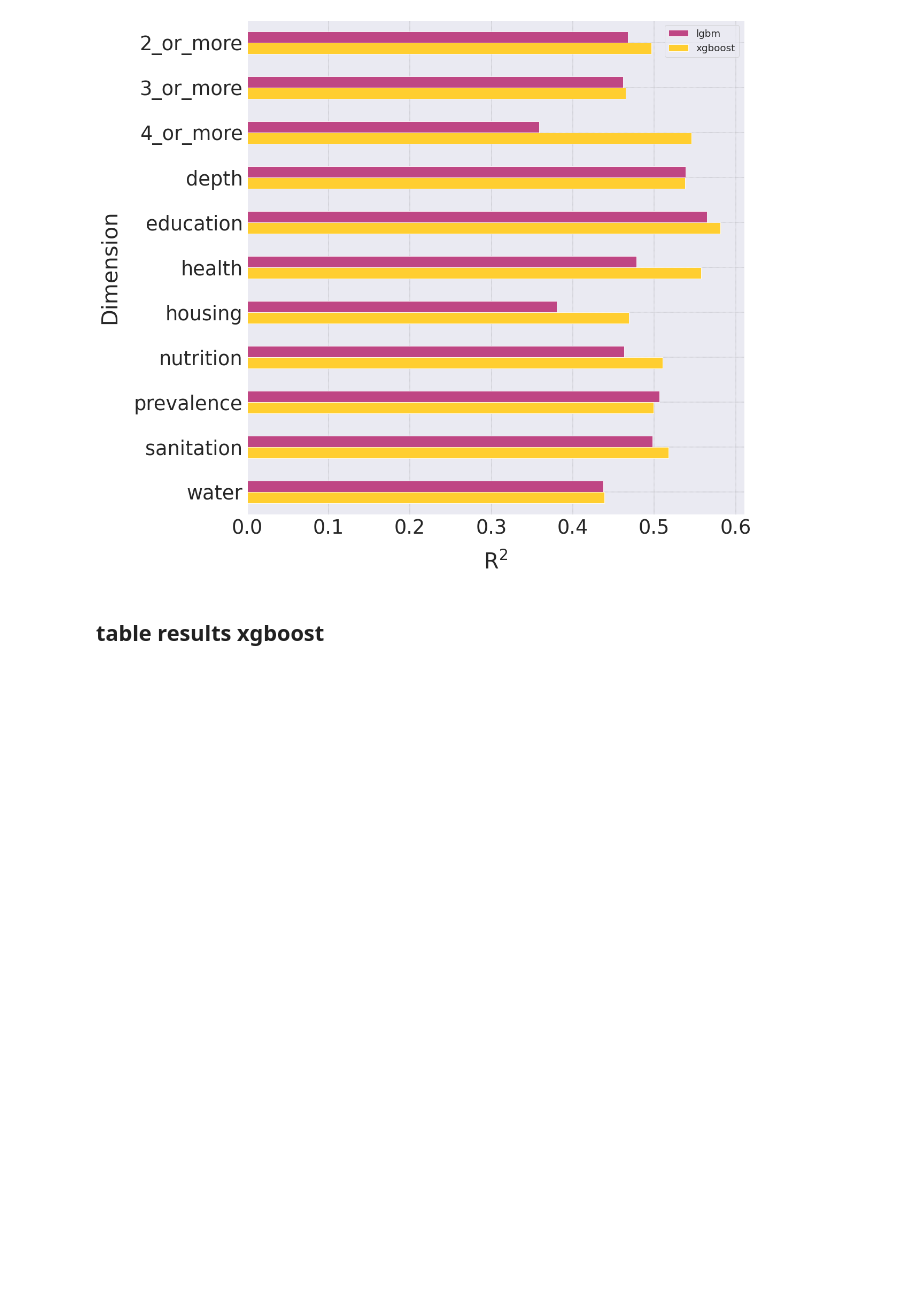
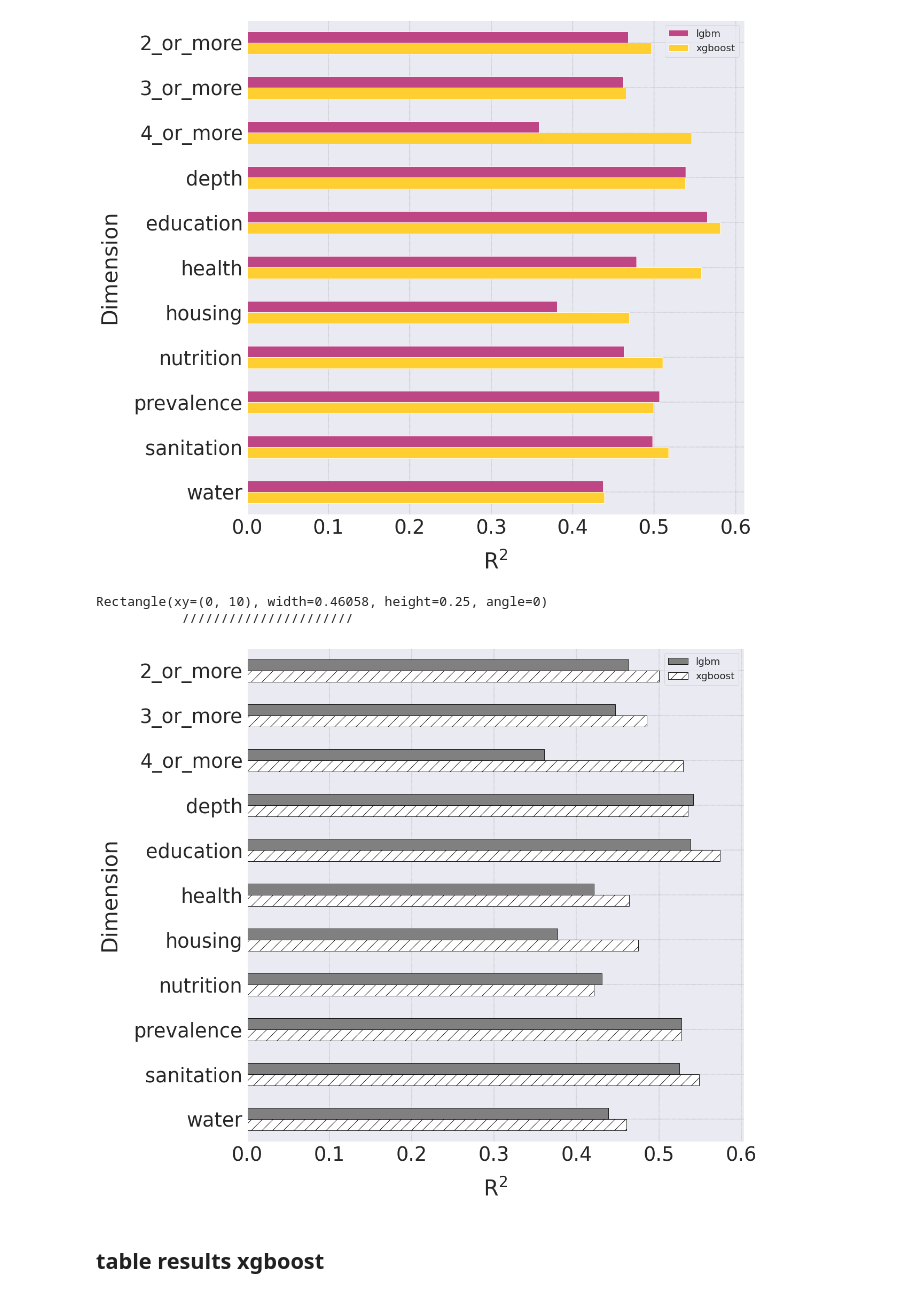
Before and after one commit to marinavicini/stc_continuing, a Jupyter notebook: notebooks/MV_figures_thesis.ipynb, the cells around one changed output. Saved outputs shown, nothing was run; the diff lists cells and outputs as text; code cells hidden in the pictures; blank space fills up the shorter version.

```diff
--- a/notebooks/MV_figures_thesis.ipynb
+++ b/notebooks/MV_figures_thesis.ipynb
@@ -825,6 +866,39 @@ ax.set_axisbelow(True)
 ax.grid(color='gray', linestyle='dashed', linewidth = "0.5",)
 # %% [output]
 [figure]
+# %%
+fig, ax = plt.subplots(figsize=(20, 20), dpi=60)
+
+sns.set(font_scale=4)
+labelpad = 30
+
+df.plot(ax=ax,
+        x='dimension',
+        kind='barh',
+        stacked=False,
+        edgecolor='black',
+        color = ['gray', 'white'],
+        legend=False)
+
+bars = ax.patches
+print(bar)
+hatches = ''.join(h*len(df) for h in ' //')
+print(hatches)
+for bar, hatch in zip(bars, hatches):
+        bar.set_hatch(hatch)
+
+
+ax.legend(loc='upper right', fontsize=22)
+plt.xlabel('R$^2$', labelpad = labelpad)
+plt.ylabel('Dimension', labelpad = labelpad)
+
+ax.invert_yaxis()
+ax.set_axisbelow(True)
+ax.grid(color='gray', linestyle='dashed', linewidth = "0.5",)
+# %% [output]
+Rectangle(xy=(0, 10), width=0.46058, height=0.25, angle=0)
+           //////////////////////
+[figure, added]
 # %% [markdown]
 ## table results xgboost
 # %%
```
Also changed, not shown: parts of 9 cells of this notebook.
